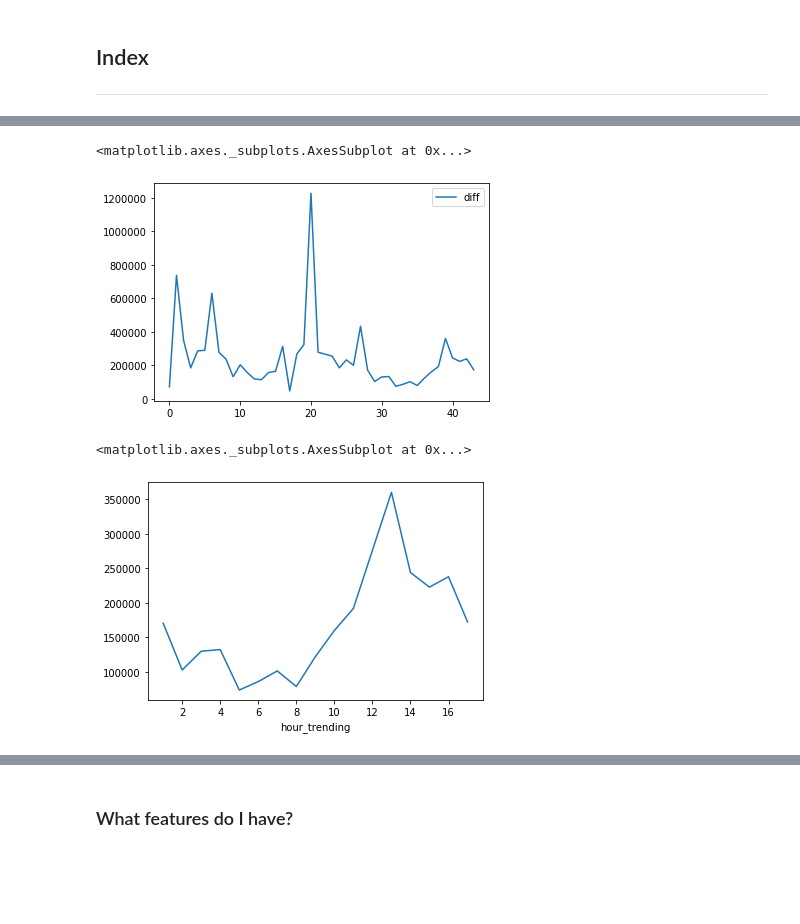
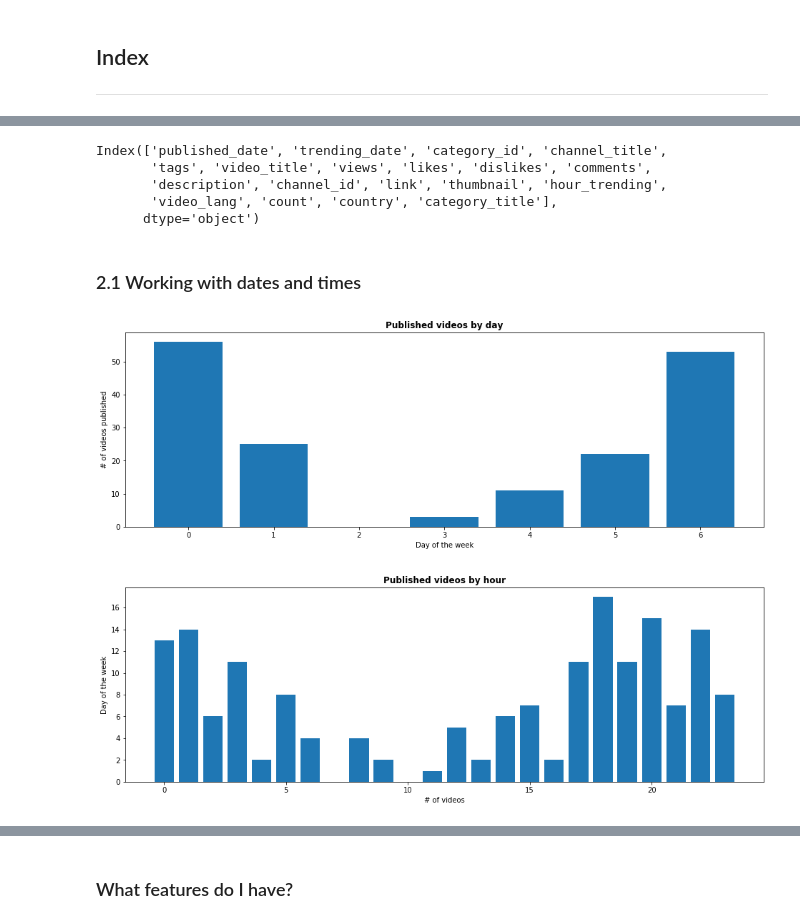
Before and after one commit to germarr/youtube_research, a Jupyter notebook: research_V1.ipynb, the cells around one changed output, grey strips where cells are left out. Cells and saved outputs as stored; diff of their text form; code cells hidden in the pictures; blank space fills up the shorter version.

```diff
--- a/research_V1.ipynb
+++ b/research_V1.ipynb
@@ -102,22 +171,41 @@ mx_merge = pd.read_csv(f"trending_videos_data/MX/{title_v[-5:-3]}/{title_v}/merg
-# %%
-three_days= pd.concat([union_zero,union_one,union_two])
-build_the = three_days.loc[three_days.link == "https://youtu.be/h5WN3pkxPF0"][["trending_date","hour_trending","views"]].set_index("trending_date")
-
-build_the["diff"] = build_the.views - build_the.views.shift(periods = 1)
-
-build_the.iloc[1:]["diff"].reset_index().plot()
-# %% [output]
-<matplotlib.axes._subplots.AxesSubplot at 0x...>
-[figure, removed]
-# %%
-trend_union= union.loc[union['link'] == "https://youtu.be/h5WN3pkxPF0"][["hour_trending","views","dislikes","comments"]].set_index("hour_trending")
-#new_header = trend_union.iloc[0] #grab the first row for the header
-#trend_union = trend_union[1:] #take the data less the header row
-#trend_union.columns = new_header #set the header row as the df header
-# df.shift(periods=3)
-
-trend_union["diff_in_views"] = trend_union.views - trend_union.views.shift(periods=1)
-trend_union.diff_in_views.plot()
-# %% [output]
-<matplotlib.axes._subplots.AxesSubplot at 0x...>
-[figure, removed]
+# %%
+mx_feb.columns
+# %% [output]
+Index(['published_date', 'trending_date', 'category_id', 'channel_title',
+       'tags', 'video_title', 'views', 'likes', 'dislikes', 'comments',
+       'description', 'channel_id', 'link', 'thumbnail', 'hour_trending',
+       'video_lang', 'count', 'country', 'category_title'],
+      dtype='object')
+# %% [markdown]
+### 2.1 Working with dates and times
+# %%
+mx_merge = cf.monthly_file_from(["MX"],type_of_file="merged")
+countries_feb = cf.monthly_file_from(["AR","BR","CL","CO","MX","US","CA","ES"], type_of_file="merged")
+# %%
+mx_merge["hour_of_publication"] = pd.DatetimeIndex(mx_merge["published_date"]).hour
+mx_merge["day_of_publication"] = pd.DatetimeIndex(mx_merge["published_date"]).dayofweek
+
+common_day= mx_merge[["day_of_publication","count"]].groupby(["day_of_publication"]).count().sort_values(by="count", ascending=False)
+
+plt.figure(figsize=(16,5))
+plt.bar(common_day.index, common_day["count"])
+plt.title("Published videos by day", fontweight ='bold')
+plt.xlabel('Day of the week')
+plt.ylabel('# of videos published')
+plt.xticks(rotation = 0);
+# %% [output]
+[figure, added]
+# %%
+common_hour= mx_merge[["hour_of_publication","count"]].groupby(["hour_of_publication"]).count().sort_values(by="count", ascending=False).reset_index()
+
+plt.figure(figsize=(16,5))
+plt.bar(common_hour.hour_of_publication, common_hour["count"])
+plt.xticks(rotation = 0)
+
+# Adding Xticks
+plt.xlabel('# of videos')
+plt.ylabel('Day of the week')
+plt.title(f"Published videos by hour", fontweight ='bold')
+plt.show()
+# %% [output]
+[figure, added]
```
Also changed, not shown: parts of 34 cells of this notebook.
